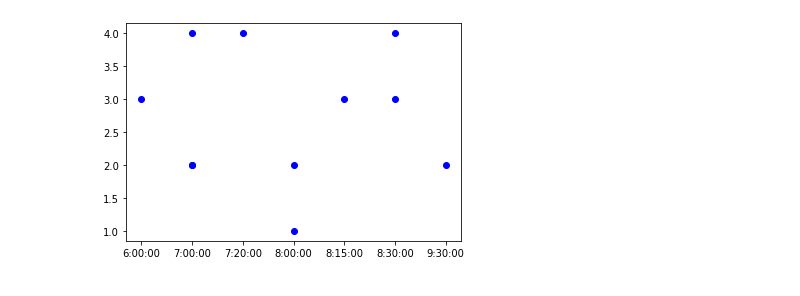
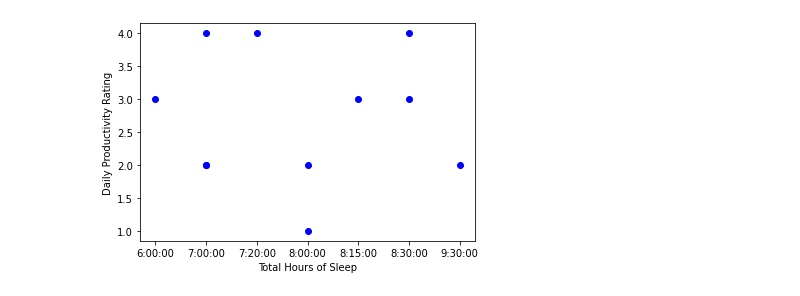
Before and after one commit to AliDzulfiqar/English-402-Data-Viz-Project, a Jupyter notebook: DataVizProject.ipynb, the cells around one changed output. Drawn from its saved outputs; the diff is of its cells as text; code cells hidden in the pictures.

```diff
--- a/DataVizProject.ipynb
+++ b/DataVizProject.ipynb
@@ -76,8 +92,12 @@ plt.show()
 # %%
 x = df2['Total Hours of Sleep'].sort_values(ascending=True)
 y = df2['Daily Productivity Rating']
 
 plt.scatter(x, y, c="blue")
+
+plt.xlabel("Total Hours of Sleep")
+plt.ylabel("Daily Productivity Rating")
+
 plt.show()
 # %% [output]
-[figure, old version]
+[figure, new version]
```
Also changed, not shown: parts of 6 cells of this notebook.
